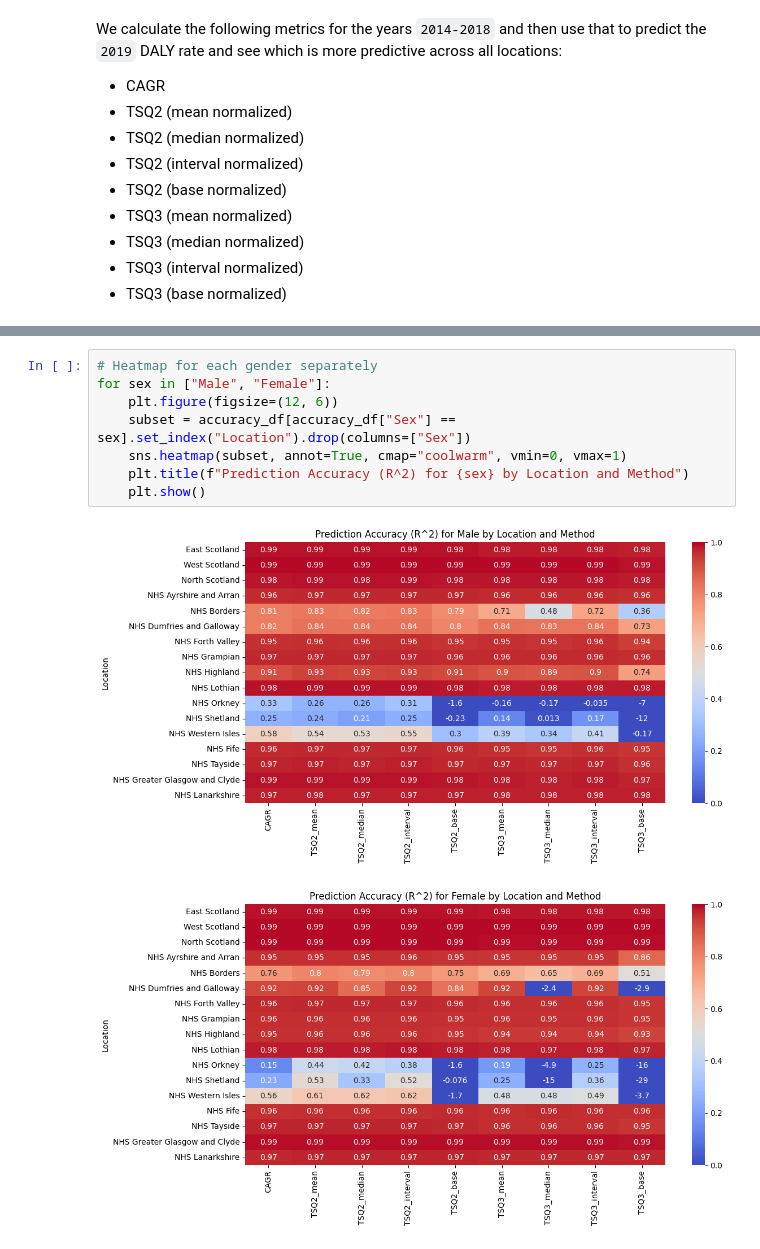
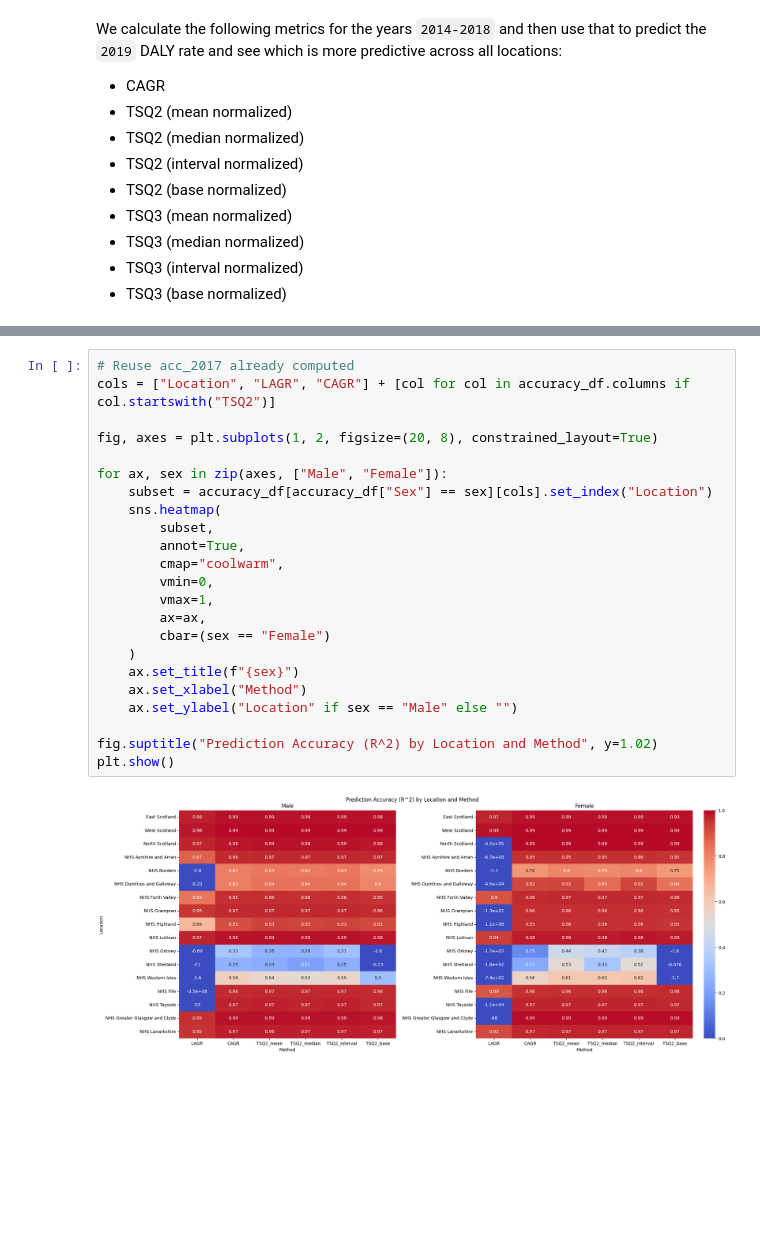
Before and after one commit to ASudu/Scotland_BOD, a Jupyter notebook: regression.ipynb, the cells around one changed output, grey strips where cells are left out. Saved outputs shown, nothing was run; the diff lists cells and outputs as text; blank space fills up the shorter version.

```diff
--- a/regression.ipynb
+++ b/regression.ipynb
@@ -138,11 +147,25 @@ accuracy_df
-# %%
-# Heatmap for each gender separately
-for sex in ["Male", "Female"]:
-    plt.figure(figsize=(12, 6))
-    subset = accuracy_df[accuracy_df["Sex"] == sex].set_index("Location").drop(columns=["Sex"])
-    sns.heatmap(subset, annot=True, cmap="coolwarm", vmin=0, vmax=1)
-    plt.title(f"Prediction Accuracy (R^2) for {sex} by Location and Method")
-    plt.show()
-# %% [output]
-[figure, removed]
-[figure, removed]
+# %%
+# Reuse acc_2017 already computed
+cols = ["Location", "LAGR", "CAGR"] + [col for col in accuracy_df.columns if col.startswith("TSQ2")]
+
+fig, axes = plt.subplots(1, 2, figsize=(20, 8), constrained_layout=True)
+
+for ax, sex in zip(axes, ["Male", "Female"]):
+    subset = accuracy_df[accuracy_df["Sex"] == sex][cols].set_index("Location")
+    sns.heatmap(
+        subset,
+        annot=True,
+        cmap="coolwarm",
+        vmin=0,
+        vmax=1,
+        ax=ax,
+        cbar=(sex == "Female")
+    )
+    ax.set_title(f"{sex}")
+    ax.set_xlabel("Method")
+    ax.set_ylabel("Location" if sex == "Male" else "")
+
+fig.suptitle("Prediction Accuracy (R^2) by Location and Method", y=1.02)
+plt.show()
+# %% [output]
+[figure, added]
```
Also changed, not shown: parts of 6 cells of this notebook.
